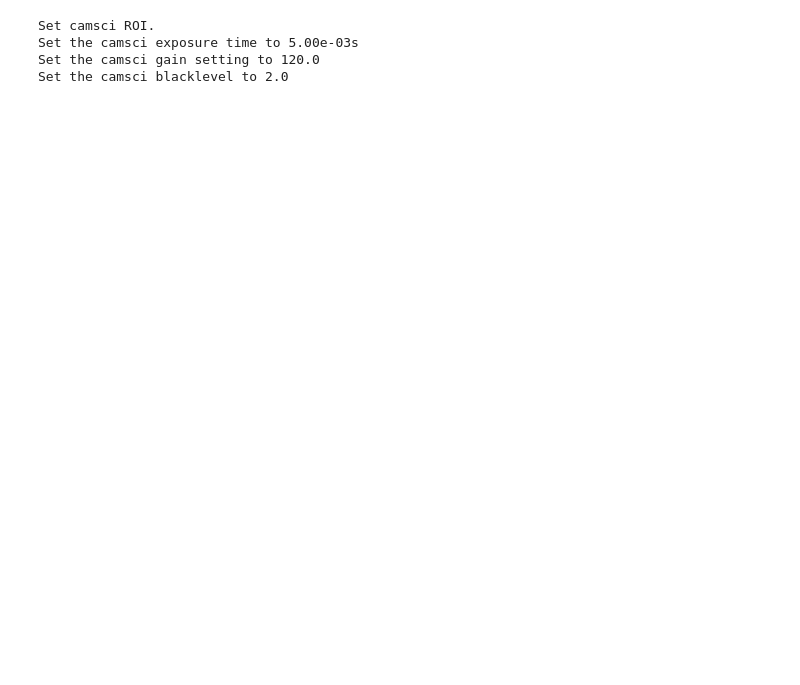
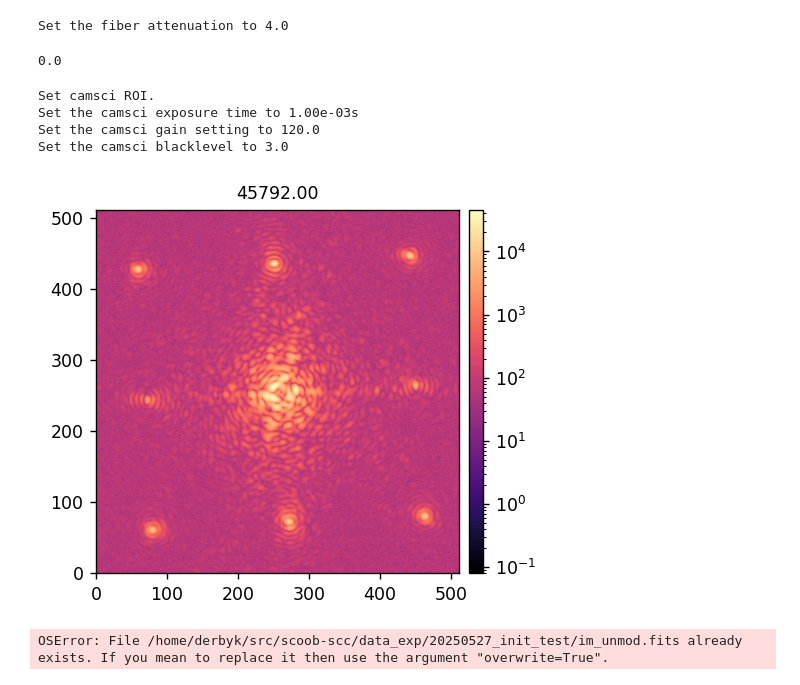
Before and after one commit to zhangderby/scoob-scc, a Jupyter notebook: notebooks_exp/test_scoob.ipynb, the cells around one changed output. Cells and saved outputs as stored; diff of their text form; code cells hidden in the pictures; blank space fills up the shorter version.

Commit message:
first scc measurement on scoob!

```diff
--- a/notebooks_exp/test_scoob.ipynb
+++ b/notebooks_exp/test_scoob.ipynb
@@ -52,20 +53,30 @@ dm_ho_channel = 'dm00disp03'
 
 camsci_stream = ImageStream(camsci_channel)
 dm_ho_stream = ImageStream(dm_ho_channel)
+# %%
+reload(scoobi)
+scoobi.set_fib_atten(value=4, client=client0)
+scoobi.get_fib_atten(client=client0)
+# %% [output]
+Set the fiber attenuation to 4.0
+0.0
 # %%
 reload(scoobi)
 
 ncamsci = 256
-xc, yc = (5875, 2575)
+xc, yc = (5655, 2619)
 ncamsci = 512
-scoobi.set_cam_roi(xc, yc, ncamsci, client0, cam_name=camsci_channel)
-scoobi.set_cam_exp_time(0.005, client0, cam_name=camsci_channel)
+scoobi.set_cam_roi(xc, yc, ncamsci, client0, cam_name=camsci_channel, bin_mode=1)
+time.sleep(1)
+scoobi.set_cam_exp_time(0.001, client0, cam_name=camsci_channel)
+time.sleep(1)
 scoobi.set_cam_gain(120, client0, cam_name=camsci_channel)
-scoobi.set_cam_blacklevel(2, client0, cam_name=camsci_channel)
+time.sleep(1)
+scoobi.set_cam_blacklevel(3, client0, cam_name=camsci_channel)
 # %% [output]
 Set camsci ROI.
-Set the camsci exposure time to 5.00e-03s
+Set the camsci exposure time to 1.00e-03s
 Set the camsci gain setting to 120.0
-Set the camsci blacklevel to 2.0
+Set the camsci blacklevel to 3.0
 # %%
 camsci_stream = ImageStream(camsci_channel)
@@ -71,0 +87,7 @@ camsci_stream = ImageStream(camsci_channel)
+# %%
+reload(scoobi)
+ref_psf = scoobi.snap(camsci_stream, NFRAMES=200)
+Iref = np.max(ref_psf)
+utils.imshow([ref_psf], titles=[f'{Iref:.2f}'], norms=[LogNorm()])
+# %% [output]
+[figure, added]
@@ -71,0 +100,5 @@ camsci_stream = ImageStream(camsci_channel)
+# %%
+fits.writeto('/home/derbyk/src/scoob-scc/data_exp/20250527_init_test/im_unmod.fits', data=ref_psf)
+fits.writeto('/home/derbyk/src/scoob-scc/data_exp/20250527_init_test/im_mod.fits', data=image)
+# %% [output]
+OSError: File /home/derbyk/src/scoob-scc/data_exp/20250527_init_test/im_unmod.fits already exists. If you mean to replace it then use the argument "overwrite=True".
```
Also changed, not shown: parts of 8 cells of this notebook, 1 other file.
